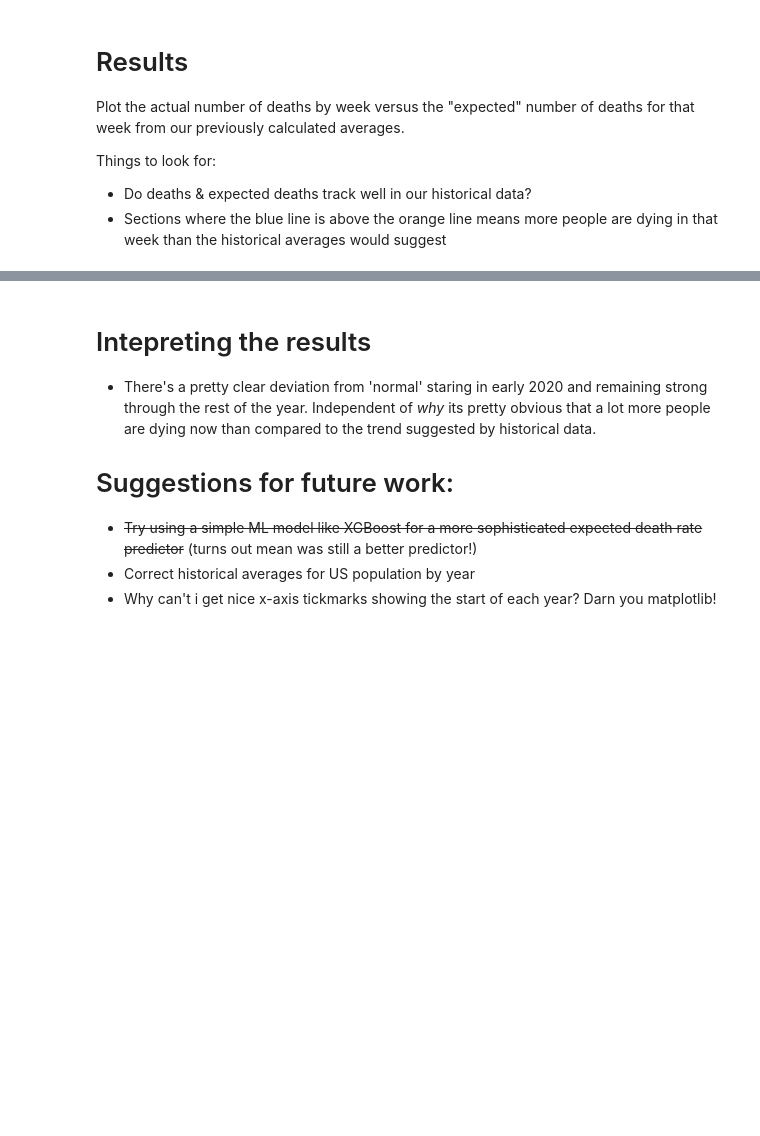
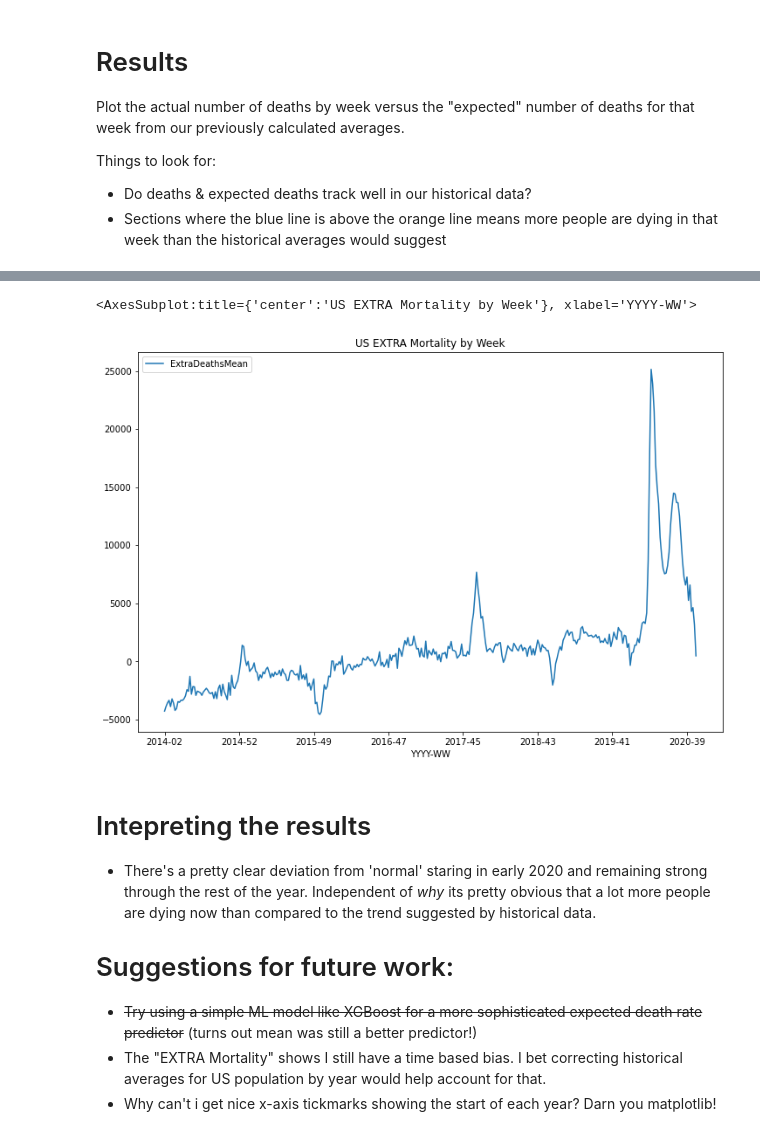
Before and after one commit to btrapp/covidmortality2020, a Jupyter notebook: Mortality.ipynb, the cells around one changed output, grey strips where cells are left out. Saved outputs shown, nothing was run; the diff lists cells and outputs as text; code cells hidden in the pictures; blank space fills up the shorter version.

```diff
--- a/Mortality.ipynb
+++ b/Mortality.ipynb
@@ -232,3 +247,8 @@ dfUs.plot(title='US Mortality by Week',x='YYYY-WW',y=['Deaths','ExpectedDeathsMe
+# %%
+dfUs.plot(title='US EXTRA Mortality by Week',x='YYYY-WW',y=['ExtraDeathsMean'],figsize=(12,8))
+# %% [output]
+<AxesSubplot:title={'center':'US EXTRA Mortality by Week'}, xlabel='YYYY-WW'>
+[figure, added]
 # %% [markdown]
 # Intepreting the results
 
@@ -238,5 +258,5 @@ dfUs.plot(title='US Mortality by Week',x='YYYY-WW',y=['Deaths','ExpectedDeathsMe
 
 # Suggestions for future work:
  - ~~Try using a simple ML model like XGBoost for a more sophisticated expected death rate predictor~~ (turns out mean was still a better predictor!)
- - Correct historical averages for US population by year
+ - The "EXTRA Mortality" shows I still have a time based bias.  I bet correcting historical averages for US population by year would help account for that.
  - Why can't i get nice x-axis tickmarks showing the start of each year?  Darn you matplotlib!
```
Also changed, not shown: parts of 9 cells of this notebook, 5 other files.
